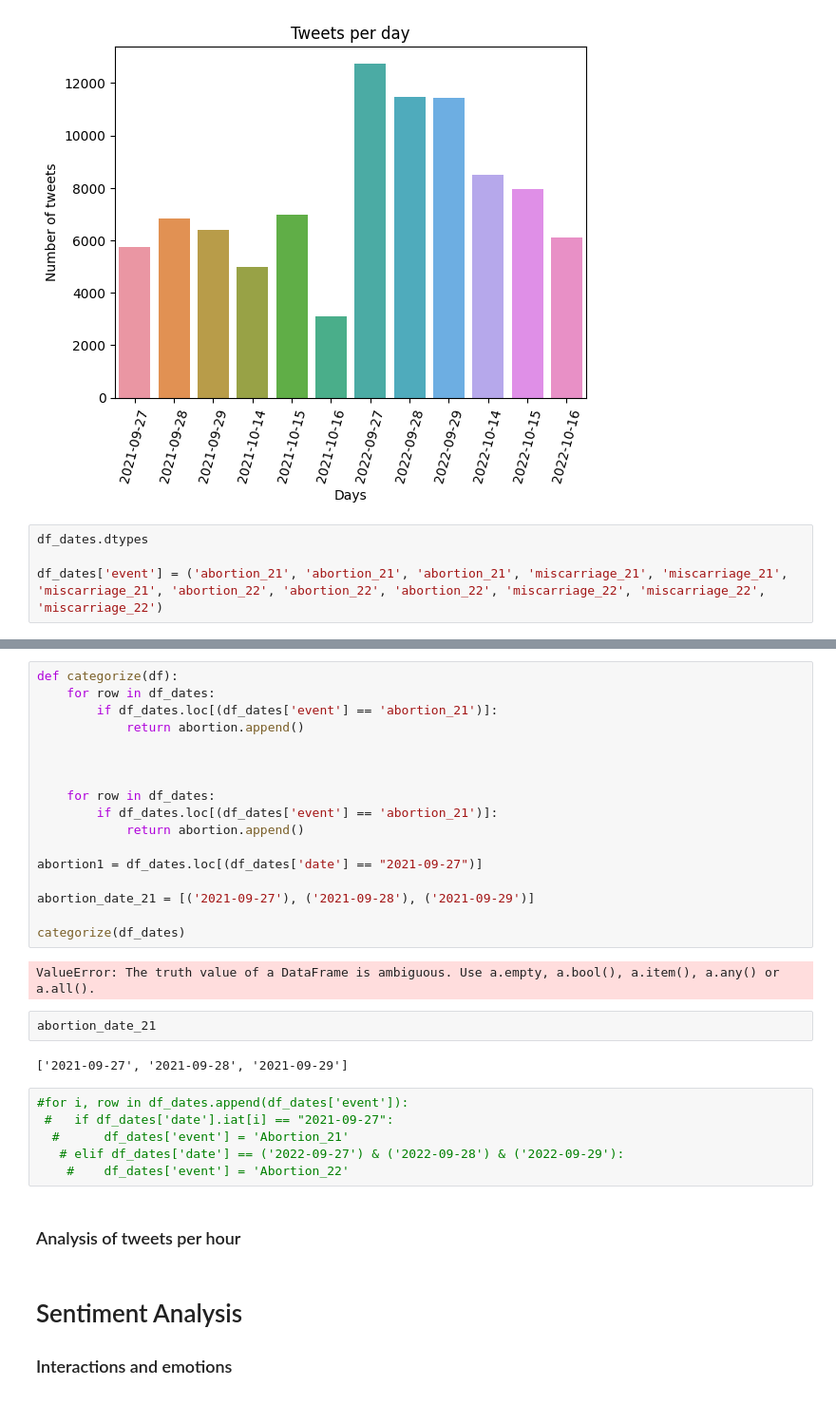
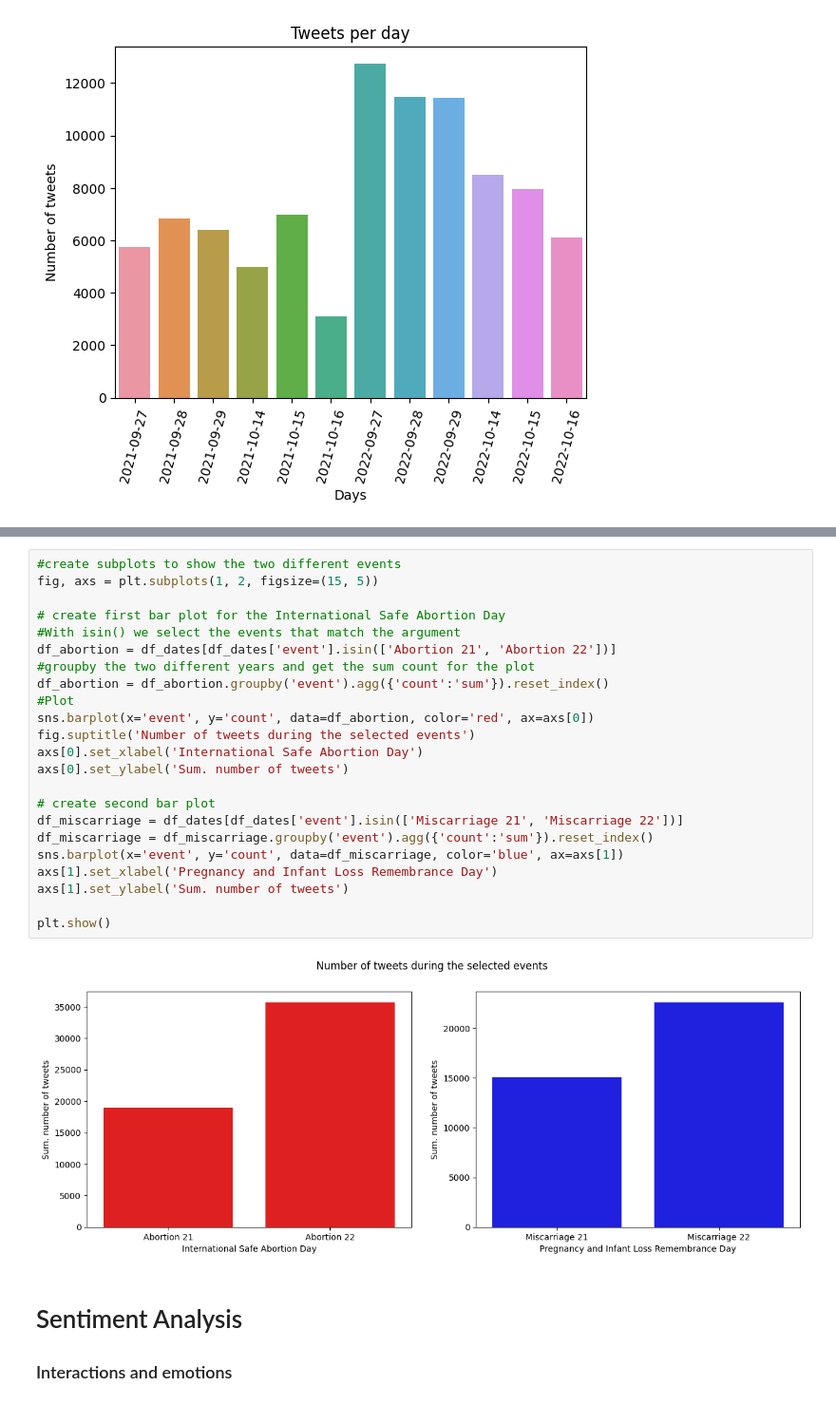
Before and after one commit to Oliph/MiscarriageTwitterAnalysis, a Jupyter notebook: Clean_miscarriage.ipynb, the cells around one changed output, grey strips where cells are left out. Shown at 95% size. Drawn from its saved outputs; the diff is of its cells as text.

```diff
--- a/Clean_miscarriage.ipynb
+++ b/Clean_miscarriage.ipynb
@@ -442,7 +447,3 @@ plt.xticks(rotation=75)
 plt.show()
 # %% [output]
 [figure]
-# %%
-df_dates.dtypes
-
-df_dates['event'] = ('abortion_21', 'abortion_21', 'abortion_21', 'miscarriage_21', 'miscarriage_21', 'miscarriage_21', 'abortion_22', 'abortion_22', 'abortion_22', 'miscarriage_22', 'miscarriage_22', 'miscarriage_22')
@@ -530,34 +484,28 @@ See the caveats in the documentation: https://pandas.pydata.org/pandas-docs/stab
-# %%
-def categorize(df):
-    for row in df_dates:
-        if df_dates.loc[(df_dates['event'] == 'abortion_21')]:
-            return abortion.append()
-
-
-
-    for row in df_dates:
-        if df_dates.loc[(df_dates['event'] == 'abortion_21')]:
-            return abortion.append()
-
-abortion1 = df_dates.loc[(df_dates['date'] == "2021-09-27")]
-
-abortion_date_21 = [('2021-09-27'), ('2021-09-28'), ('2021-09-29')]
-
-categorize(df_dates)
-# %% [output]
-ValueError: The truth value of a DataFrame is ambiguous. Use a.empty, a.bool(), a.item(), a.any() or a.all().
-# %%
-abortion_date_21
-# %% [output]
-['2021-09-27', '2021-09-28', '2021-09-29']
-# %%
-#for i, row in df_dates.append(df_dates['event']):
- #   if df_dates['date'].iat[i] == "2021-09-27":
-  #      df_dates['event'] = 'Abortion_21'
-   # elif df_dates['date'] == ('2022-09-27') & ('2022-09-28') & ('2022-09-29'):
-    #    df_dates['event'] = 'Abortion_22'
-# %% [markdown]
-### Analysis of tweets per hour
+# %%
+#create subplots to show the two different events
+fig, axs = plt.subplots(1, 2, figsize=(15, 5))
+
+# create first bar plot for the International Safe Abortion Day
+#With isin() we select the events that match the argument
+df_abortion = df_dates[df_dates['event'].isin(['Abortion 21', 'Abortion 22'])]
+#groupby the two different years and get the sum count for the plot
+df_abortion = df_abortion.groupby('event').agg({'count':'sum'}).reset_index()
+#Plot
+sns.barplot(x='event', y='count', data=df_abortion, color='red', ax=axs[0])
+fig.suptitle('Number of tweets during the selected events')
+axs[0].set_xlabel('International Safe Abortion Day')
+axs[0].set_ylabel('Sum. number of tweets')
+
+# create second bar plot
+df_miscarriage = df_dates[df_dates['event'].isin(['Miscarriage 21', 'Miscarriage 22'])]
+df_miscarriage = df_miscarriage.groupby('event').agg({'count':'sum'}).reset_index()
+sns.barplot(x='event', y='count', data=df_miscarriage, color='blue', ax=axs[1])
+axs[1].set_xlabel('Pregnancy and Infant Loss Remembrance Day')
+axs[1].set_ylabel('Sum. number of tweets')
+
+plt.show()
+# %% [output]
+[figure, added]
 # %% [markdown]
 # Sentiment Analysis
 ### Interactions and emotions
```
Also changed, not shown: parts of 34 cells of this notebook.
